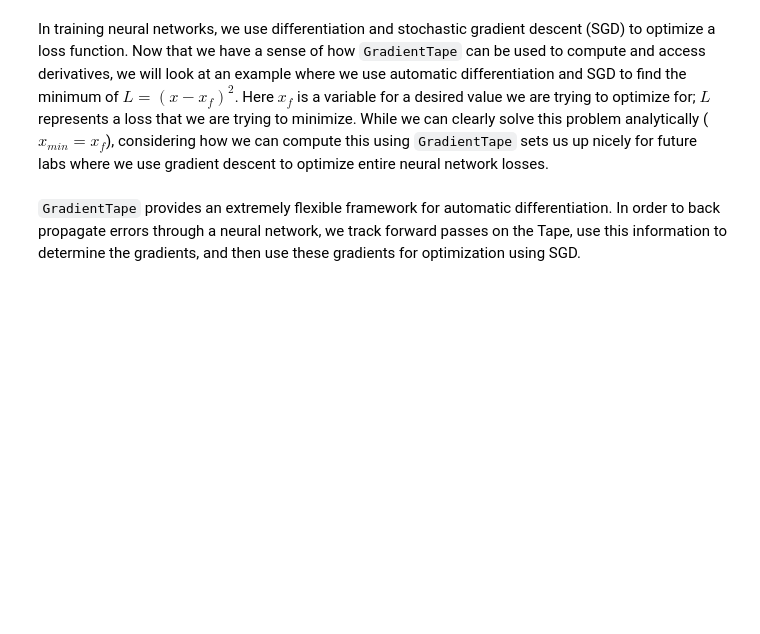
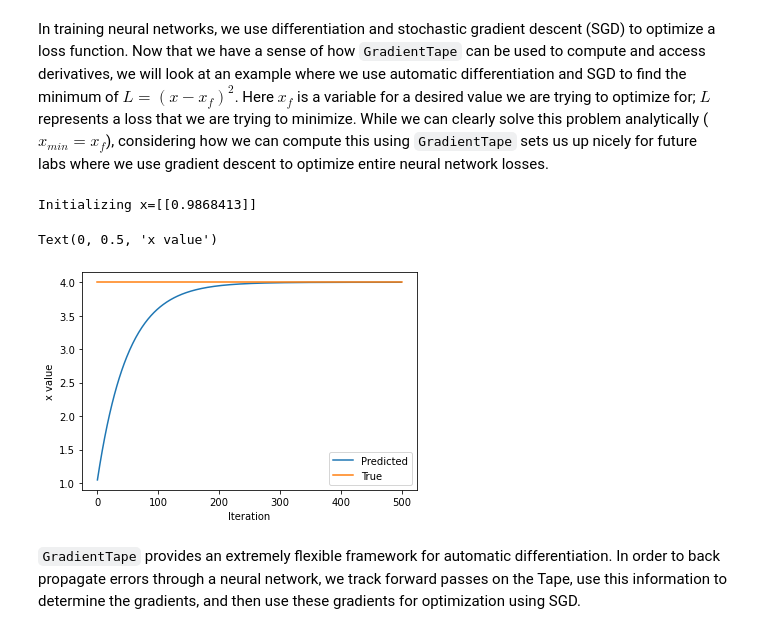
Before and after one commit to n-katiyar/DeepLearning_Tutorials, a Jupyter notebook: lab1/Part1_TensorFlow.ipynb, the cells around one changed output. Saved outputs shown, nothing was run; the diff lists cells and outputs as text; code cells hidden in the pictures; blank space fills up the shorter version.

```diff
--- a/lab1/Part1_TensorFlow.ipynb
+++ b/lab1/Part1_TensorFlow.ipynb
@@ -320,33 +333,37 @@ In training neural networks, we use differentiation and stochastic gradient desc
 # %%
 ### Function minimization with automatic differentiation and SGD ###
 
 # Initialize a random value for our initial x
 x = tf.Variable([tf.random.normal([1])])
 print("Initializing x={}".format(x.numpy()))
 
 learning_rate = 1e-2 # learning rate for SGD
 history = []
 # Define the target value
 x_f = 4
 
 # We will run SGD for a number of iterations. At each iteration, we compute the loss,
 #   compute the derivative of the loss with respect to x, and perform the SGD update.
 for i in range(500):
   with tf.GradientTape() as tape:
     '''TODO: define the loss as described above'''
-    loss = # TODO
+    loss = (x-x_f)**2
 
   # loss minimization using gradient tape
   grad = tape.gradient(loss, x) # compute the derivative of the loss with respect to x
   new_x = x - learning_rate*grad # sgd update
   x.assign(new_x) # update the value of x
   history.append(x.numpy()[0])
 
 # Plot the evolution of x as we optimize towards x_f!
 plt.plot(history)
 plt.plot([0, 500],[x_f,x_f])
 plt.legend(('Predicted', 'True'))
 plt.xlabel('Iteration')
 plt.ylabel('x value')
+# %% [output]
+Initializing x=[[0.9868413]]
+Text(0, 0.5, 'x value')
+[figure, added]
 # %% [markdown]
 `GradientTape` provides an extremely flexible framework for automatic differentiation. In order to back propagate errors through a neural network, we track forward passes on the Tape, use this information to determine the gradients, and then use these gradients for optimization using SGD.
```
Also changed, not shown: parts of 7 cells of this notebook.
